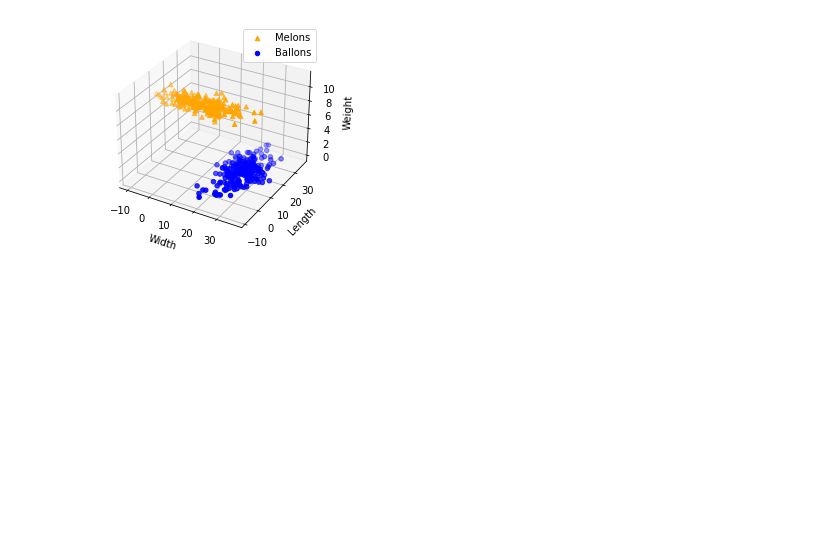
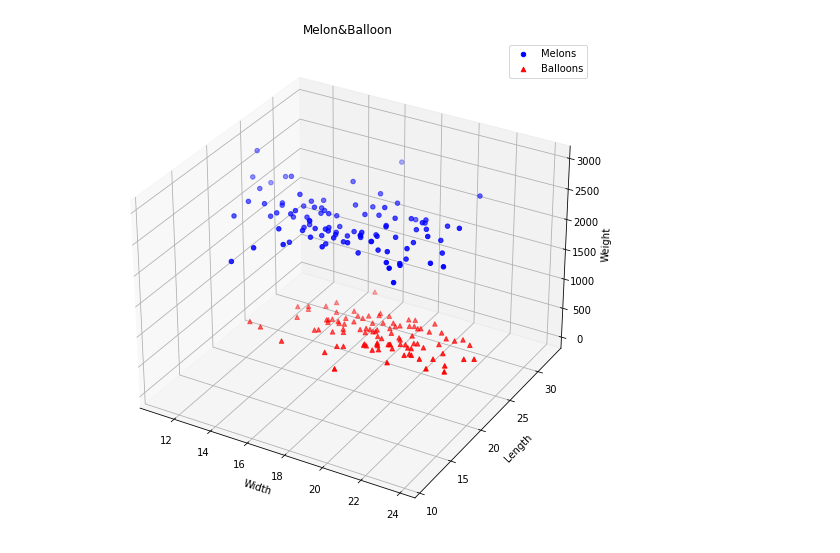
Before and after one commit to saeideh-moghaddam/Machine_learning, a Jupyter notebook: practice38/balloon&mellon.ipynb, the cells around one changed output. Saved outputs shown, nothing was run; the diff lists cells and outputs as text; code cells hidden in the pictures; blank space fills up the shorter version.

```diff
--- a/practice38/balloon&mellon.ipynb
+++ b/practice38/balloon&mellon.ipynb
@@ -1,32 +0,0 @@
-# %%
-import numpy as np
-import random
-import numpy as np
-from mpl_toolkits.mplot3d import Axes3D
-import matplotlib.pyplot as plt
-n= 250
-
-melons_width = np.random.normal(12, 8, n)
-melons_height = np.random.normal(8, 2, n)
-melons_weight = np.random.normal(10, 0.5, n)
-dict_melon = {'wid':melons_width, 'hei':melons_height, 'wei':melons_weight}
-
-balloon_width = np.random.normal(25, 4, n)
-balloon_height = np.random.normal(15, 7, n)
-balloon_weight = np.random.normal(0.5, 0.2, n)
-dict_balloon = {'wid':balloon_width, 'hei':balloon_height, 'wei':balloon_weight}
-
-ax = plt.axes(projection='3d')
-ax.scatter(dict_melon['wid'], dict_melon['hei'], dict_melon['wei'],marker='^', c='orange', label='Melons')
-
-ax.scatter(dict_balloon['wid'], dict_balloon['hei'], dict_balloon['wei'], c='Blue', label='Ballons')
-
-ax.legend()
-
-ax.set_xlabel('Width')
-ax.set_ylabel('Length')
-ax.set_zlabel('Weight')
-
-plt.show()
-# %% [output]
-[figure, removed]
@@ -32,0 +5,24 @@ plt.show()
+# %%
+N = 100
+melons = pd.DataFrame({'length' : np.random.normal(18.5, 3, N),
+                      'width' : np.random.normal(18.5, 3, N),
+                      'weight' : np.random.normal(2700, 100, N)})
+
+balloons = pd.DataFrame({'length' : np.random.normal(27, 2, N),
+                         'width' : np.random.normal(17.5, 2.5, N),
+                         'weight' : np.random.normal(35, 5, N)})
+# %%
+fig = plt.figure(figsize=(9, 9))
+ax = fig.add_subplot(projection='3d')
+ax.scatter(melons['width'], melons['length'], melons['weight'], c='blue', marker='o', label='Melons')
+ax.scatter(balloons['width'], balloons['length'], balloons['weight'], c='red', marker='^', label='Balloons')
+
+ax.set_title('Melon&Balloon')
+ax.set_xlabel('Width')
+ax.set_ylabel('Length')
+ax.set_zlabel('Weight')
+ax.legend()
+
+plt.show()
+# %% [output]
+[figure, added]
```
Also changed, not shown: parts of 1 cell of this notebook.
